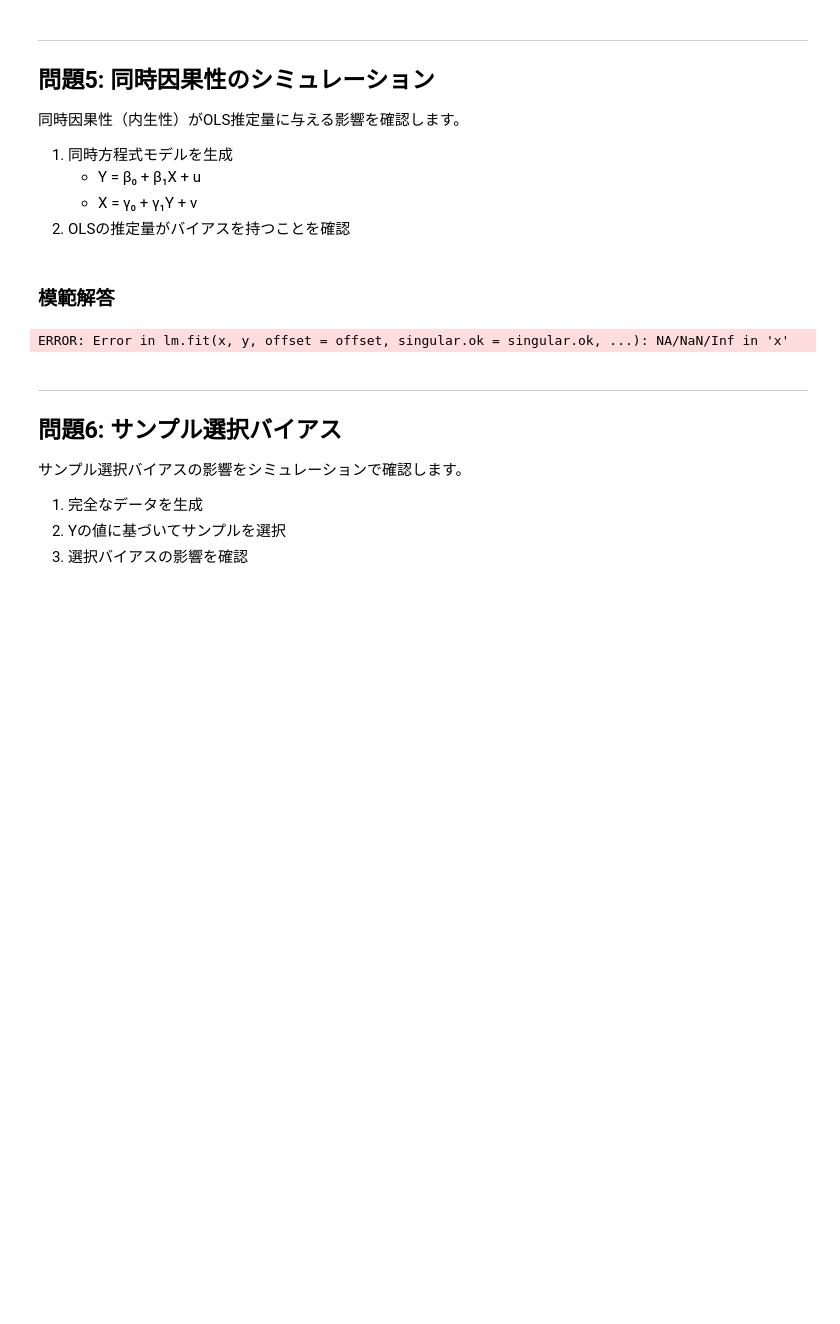
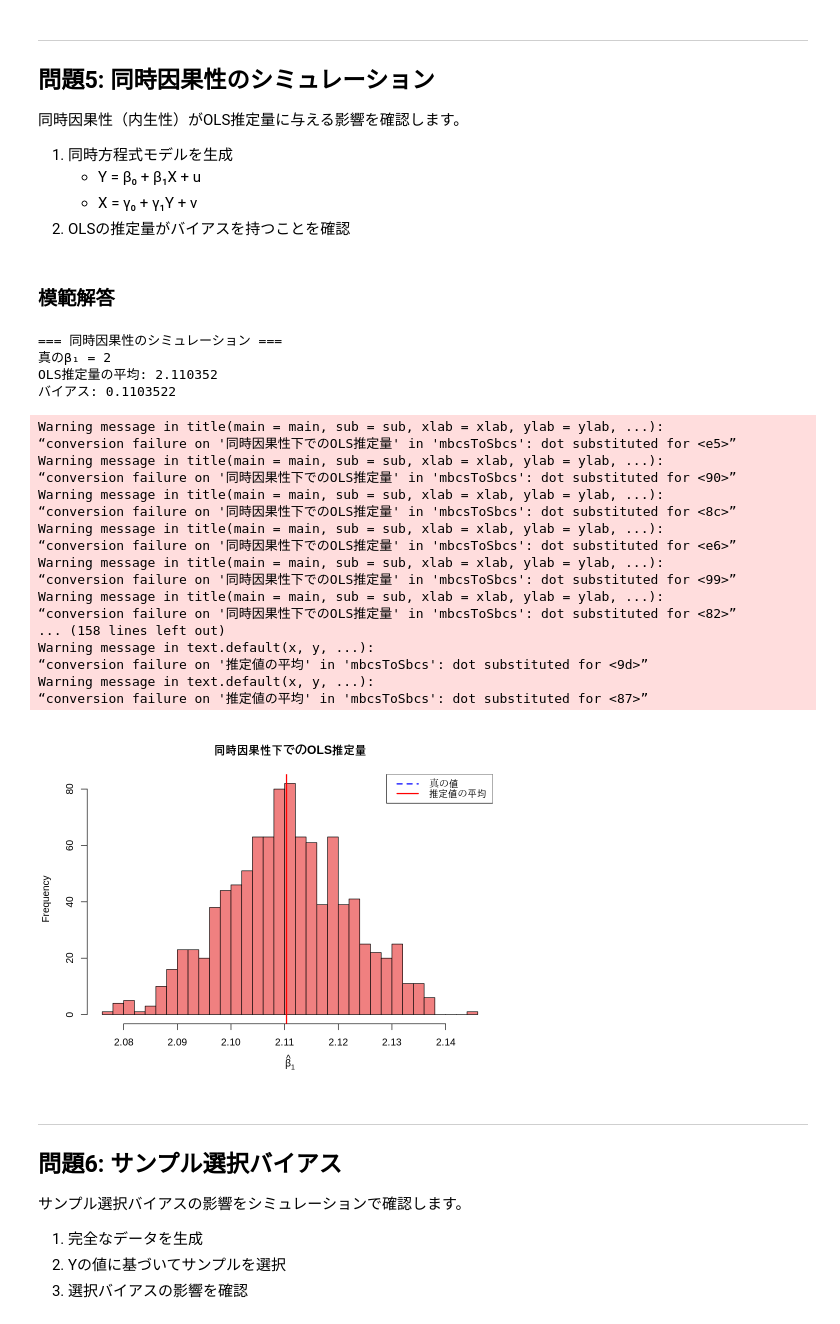
Before and after one commit to kkawailab/intro-econometrics-with-r, a Jupyter notebook: exercises/chapter09_assessing_studies.ipynb, the cells around one changed output. Saved outputs shown, nothing was run; the diff lists cells and outputs as text; code cells hidden in the pictures; blank space fills up the shorter version.

```diff
--- a/exercises/chapter09_assessing_studies.ipynb
+++ b/exercises/chapter09_assessing_studies.ipynb
@@ -380,7 +380,7 @@ n_sim <- 1000
 
 # 真のパラメータ
 beta1_true <- 2
-gamma1_true <- 0.5
+gamma1_true <- 0.3  # 0.5だと1 - beta1_true * gamma1_true = 0でゼロ除算になる
 
 beta_estimates <- numeric(n_sim)
 
@@ -390,34 +390,55 @@ for (i in 1:n_sim) {
   v <- rnorm(n, 0, 1)
 
   # 同時方程式を解く
   # Y = beta1 * X + u
   # X = gamma1 * Y + v
   # → Y = beta1 * (gamma1 * Y + v) + u
   # → Y(1 - beta1 * gamma1) = beta1 * v + u
   # → Y = (beta1 * v + u) / (1 - beta1 * gamma1)
 
   Y <- (beta1_true * v + u) / (1 - beta1_true * gamma1_true)
   X <- gamma1_true * Y + v
 
   # OLS推定
   beta_estimates[i] <- coef(lm(Y ~ X))[2]
 }
 
 # 結果
 cat("=== 同時因果性のシミュレーション ===", "\n")
 cat("真のβ₁ =", beta1_true, "\n")
 cat("OLS推定量の平均:", mean(beta_estimates), "\n")
 cat("バイアス:", mean(beta_estimates) - beta1_true, "\n\n")
 
 # ヒストグラム
 hist(beta_estimates, breaks = 30, main = "同時因果性下でのOLS推定量",
      xlab = expression(hat(beta)[1]), col = "lightcoral")
 abline(v = beta1_true, col = "blue", lwd = 2, lty = 2)
 abline(v = mean(beta_estimates), col = "red", lwd = 2)
 legend("topright", legend = c("真の値", "推定値の平均"),
        col = c("blue", "red"), lty = c(2, 1), lwd = 2)
 # %% [output]
-ERROR: Error in lm.fit(x, y, offset = offset, singular.ok = singular.ok, ...): NA/NaN/Inf in 'x'
+=== 同時因果性のシミュレーション ===
+真のβ₁ = 2
+OLS推定量の平均: 2.110352
+バイアス: 0.1103522
+Warning message in title(main = main, sub = sub, xlab = xlab, ylab = ylab, ...):
+“conversion failure on '同時因果性下でのOLS推定量' in 'mbcsToSbcs': dot substituted for <e5>”
+Warning message in title(main = main, sub = sub, xlab = xlab, ylab = ylab, ...):
+“conversion failure on '同時因果性下でのOLS推定量' in 'mbcsToSbcs': dot substituted for <90>”
+Warning message in title(main = main, sub = sub, xlab = xlab, ylab = ylab, ...):
+“conversion failure on '同時因果性下でのOLS推定量' in 'mbcsToSbcs': dot substituted for <8c>”
+Warning message in title(main = main, sub = sub, xlab = xlab, ylab = ylab, ...):
+“conversion failure on '同時因果性下でのOLS推定量' in 'mbcsToSbcs': dot substituted for <e6>”
+Warning message in title(main = main, sub = sub, xlab = xlab, ylab = ylab, ...):
+“conversion failure on '同時因果性下でのOLS推定量' in 'mbcsToSbcs': dot substituted for <99>”
+Warning message in title(main = main, sub = sub, xlab = xlab, ylab = ylab, ...):
+“conversion failure on '同時因果性下でのOLS推定量' in 'mbcsToSbcs': dot substituted for <82>”
+... (158 lines left out)
+Warning message in text.default(x, y, ...):
+“conversion failure on '推定値の平均' in 'mbcsToSbcs': dot substituted for <9d>”
+Warning message in text.default(x, y, ...):
+“conversion failure on '推定値の平均' in 'mbcsToSbcs': dot substituted for <87>”
+[figure, added]
 # %% [markdown]
 ---
 ## 問題6: サンプル選択バイアス
```
Also changed, not shown: parts of 5 cells of this notebook, 15 other files.
